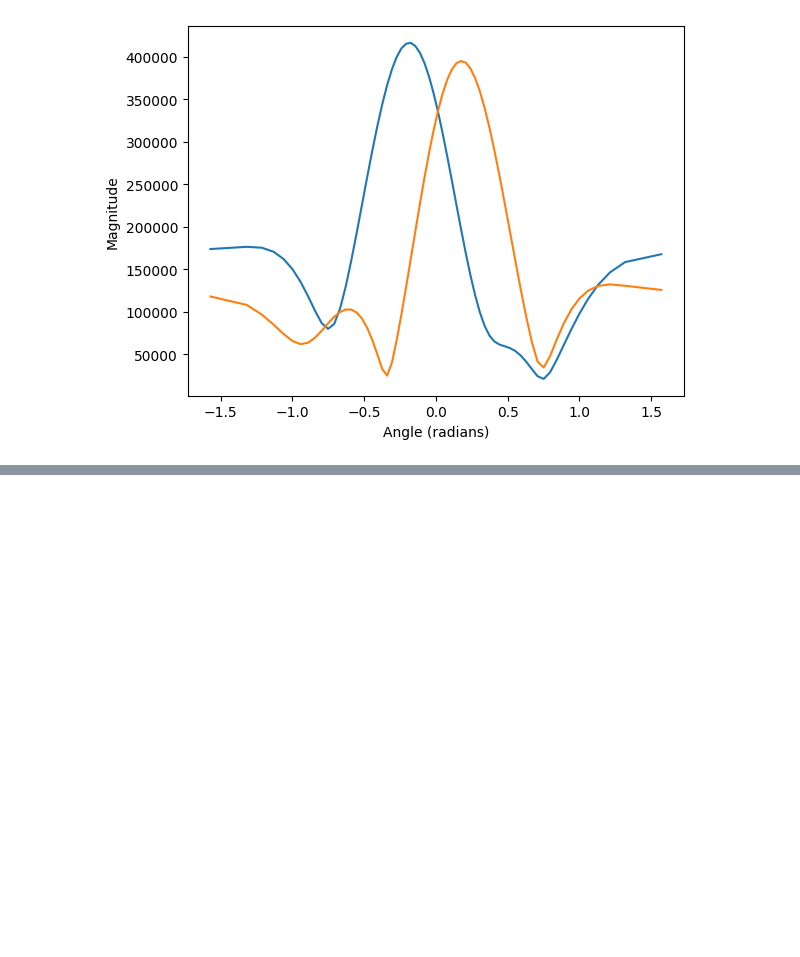
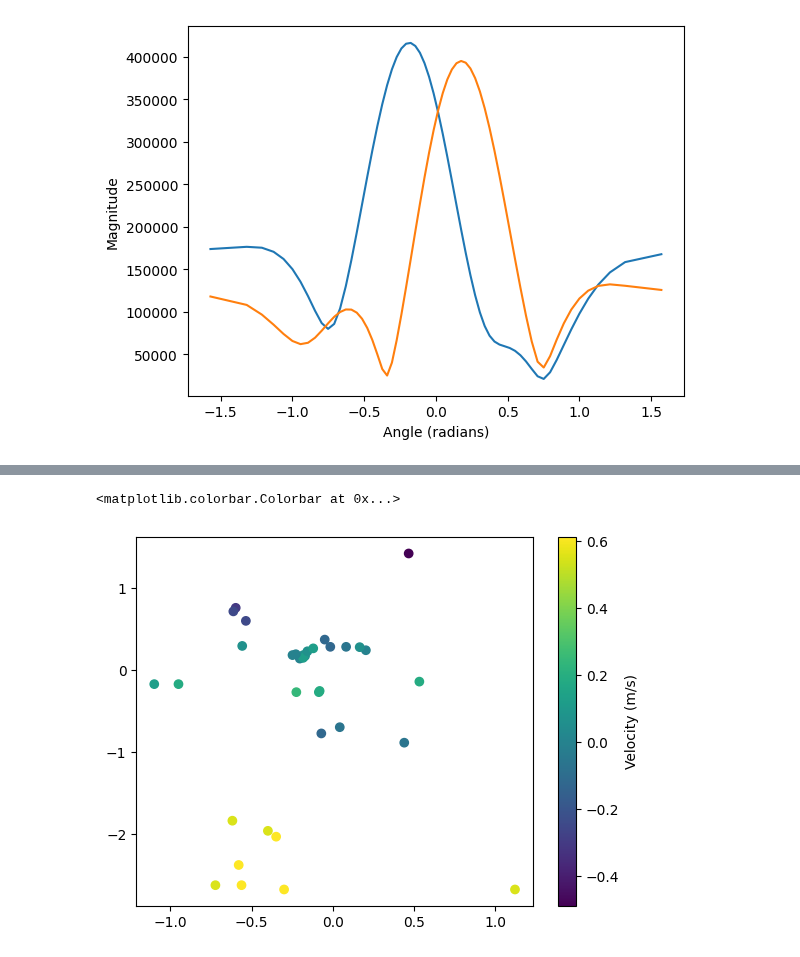
Before and after one commit to davidmhunt/mmwave_radar_processing, a Jupyter notebook: notebooks/view_radar_data_testing_detectors.ipynb, the cells around one changed output, grey strips where cells are left out. Drawn from its saved outputs; the diff is of its cells as text; code cells hidden in the pictures; blank space fills up the shorter version.

Commit message:
pc_generation: Introduce point cloud generator, implement detector registry, and add logging to base processor.

```diff
--- a/notebooks/view_radar_data_testing_detectors.ipynb
+++ b/notebooks/view_radar_data_testing_detectors.ipynb
@@ -465,0 +462,27 @@ Strongest detection - Range: 1.06 m, Velocity: 0.06 m/s, Magnitude: 140440.38
+# %%
+from mmwave_radar_processing.processors.point_cloud_generator import PointCloudGenerator
+
+pc_generator = PointCloudGenerator(
+    config_manager=cfg_manager,
+    cfar_type="os_cfar_2d",
+    cfar_params={
+        "num_train": (7,7),
+        "num_guard": (4,4),
+        "rho": 0.80,
+        "alpha": 5
+    }
+)
+
+idx = 296
+
+adc_cube = dataset.get_radar_adc_data(idx)
+
+adc_cube = virtual_array_reformatter.process(adc_cube)
+
+dets = pc_generator.process(
+    adc_cube=adc_cube
+)
+
+plt.scatter(dets_cartesian[:,1], dets_cartesian[:,2], c=dets_cartesian[:,3], cmap='viridis')
+plt.colorbar(label='Velocity (m/s)')
+# %% [output]
@@ -465,0 +490,2 @@ Strongest detection - Range: 1.06 m, Velocity: 0.06 m/s, Magnitude: 140440.38
+<matplotlib.colorbar.Colorbar at 0x...>
+[figure, added]
```
Also changed, not shown: parts of 4 cells of this notebook, 8 other files.
